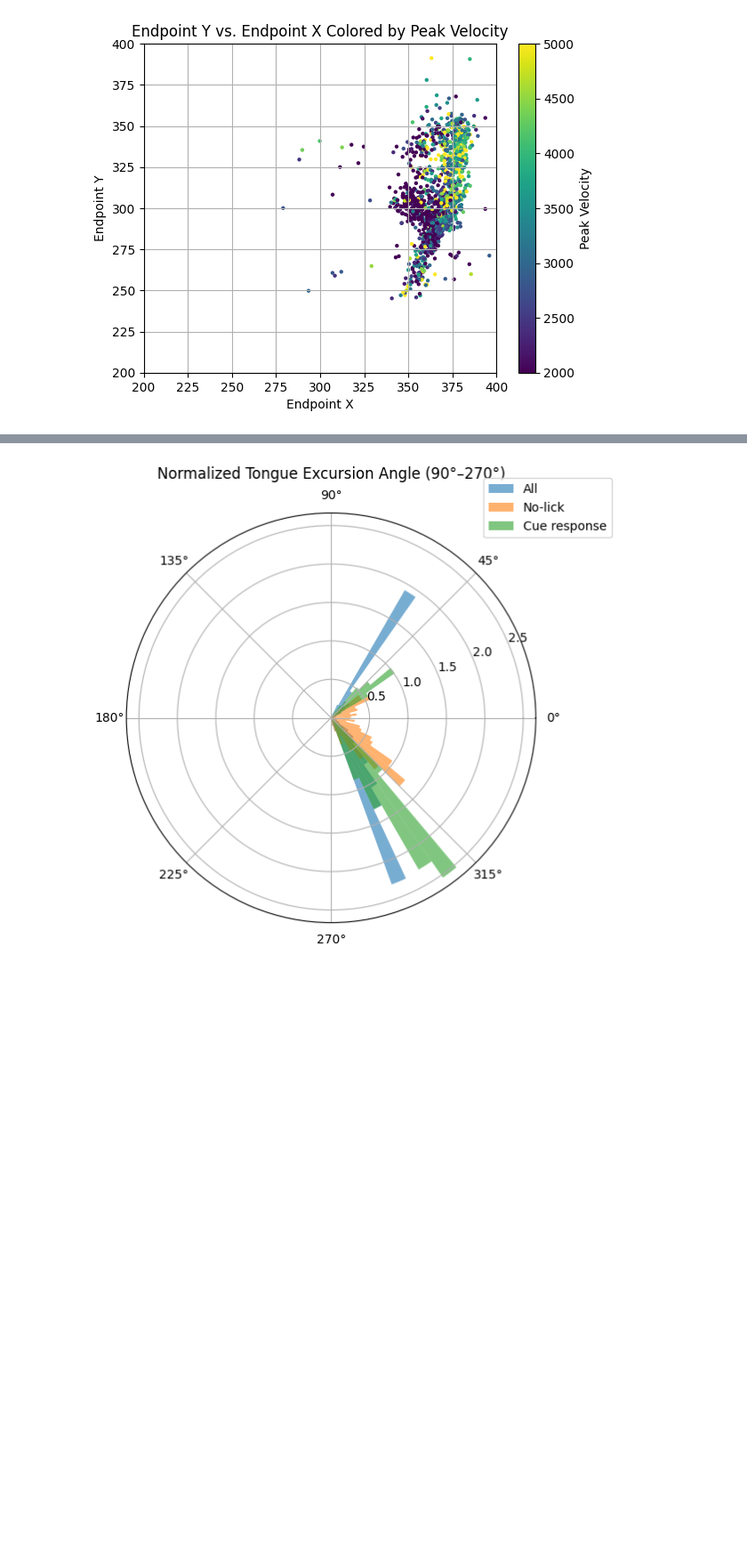
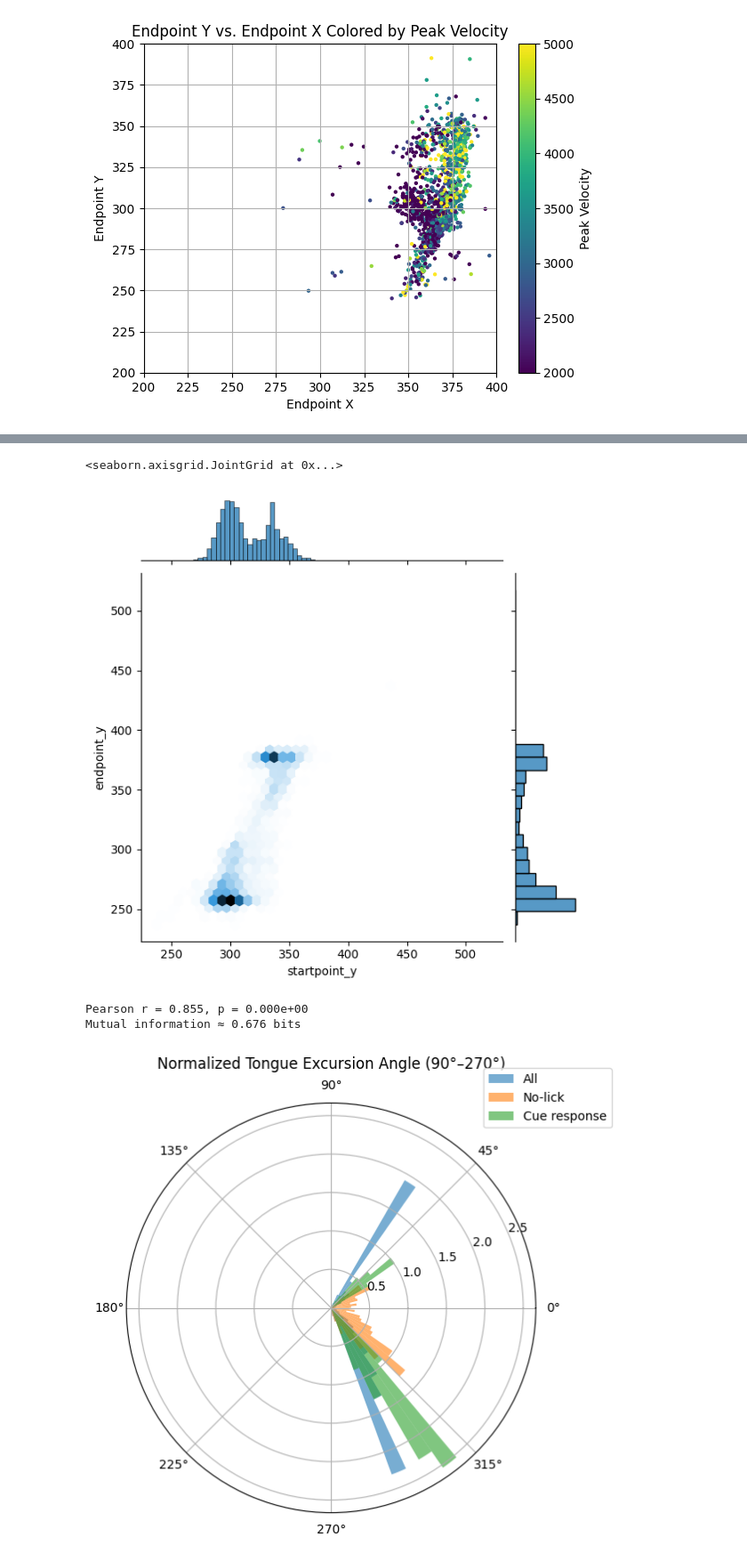
Before and after one commit to 1mattbecker/kinematics_analysis, a Jupyter notebook: code/tongue_kinematics_cueresponse.ipynb, the cells around one changed output, grey strips where cells are left out. Shown at 89% size. Cells and saved outputs as stored; diff of their text form; code cells hidden in the pictures; blank space fills up the shorter version.

```diff
--- a/code/tongue_kinematics_cueresponse.ipynb
+++ b/code/tongue_kinematics_cueresponse.ipynb
@@ -754,3 +889,31 @@ no_lick_movements = tongue_movements_with_model.query('has_lick == False')
+# %%
+import seaborn as sns
+sns.jointplot(data=tongue_movements_with_model,
+              x='startpoint_y', y='endpoint_y', kind='hex')
+# %% [output]
+<seaborn.axisgrid.JointGrid at 0x...>
+[figure, added]
+# %%
+from scipy.stats import pearsonr
+
+sx = tongue_movements_with_model['startpoint_y']
+ex = tongue_movements_with_model['endpoint_y']
+mask = sx.notna() & ex.notna()
+
+r, p = pearsonr(sx[mask], ex[mask])
+print(f"Pearson r = {r:.3f}, p = {p:.3e}")
+
+
+X = tongue_movements_with_model[['startpoint_y']].dropna().values
+y = tongue_movements_with_model['endpoint_y'].dropna().values
+
+from sklearn.feature_selection import mutual_info_regression
+
+mi = mutual_info_regression(X, y, n_neighbors=5)
+print(f"Mutual information ≈ {mi[0]:.3f} bits")
+# %% [output]
+Pearson r = 0.855, p = 0.000e+00
+Mutual information ≈ 0.676 bits
 # %%
 import numpy as np
 import matplotlib.pyplot as plt
```
Also changed, not shown: parts of 18 cells of this notebook, 3 other files.
